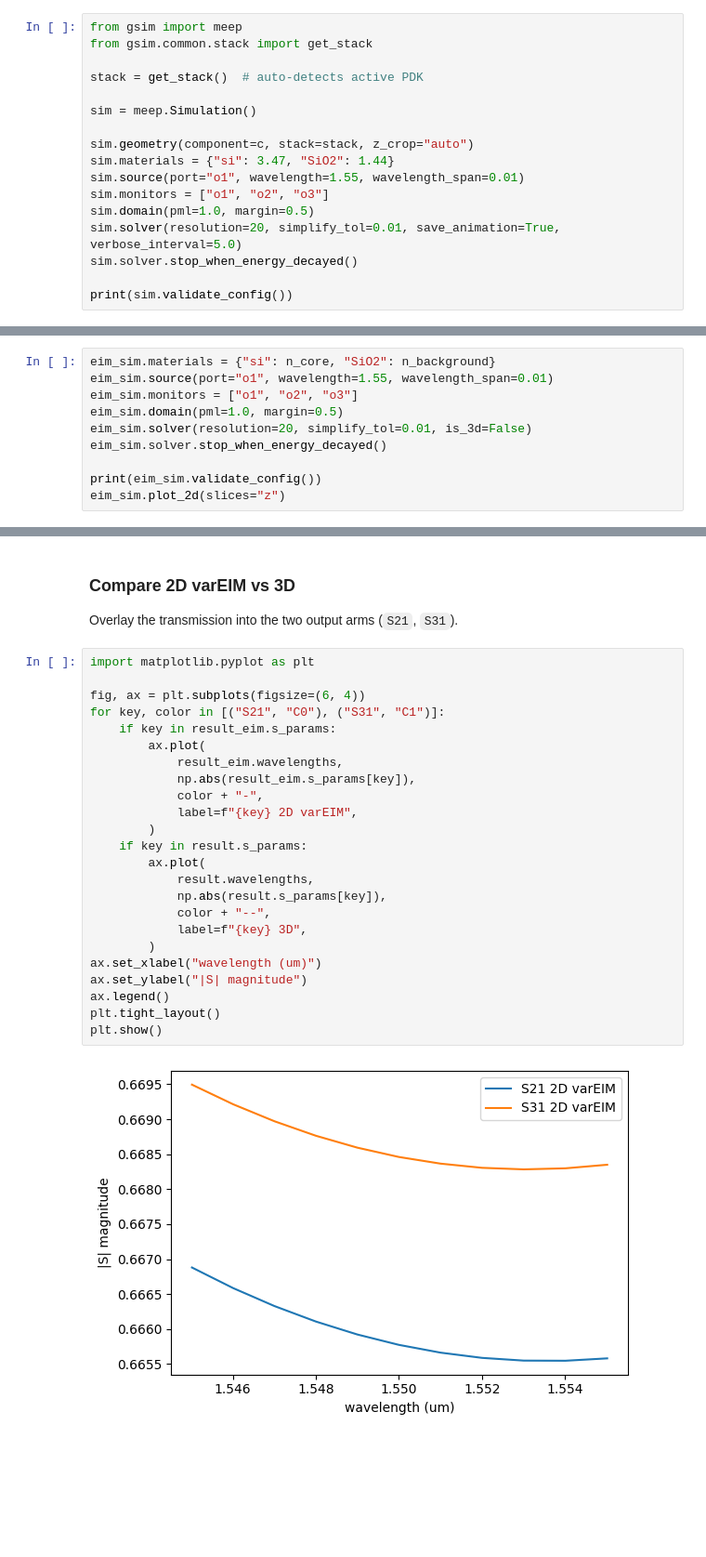
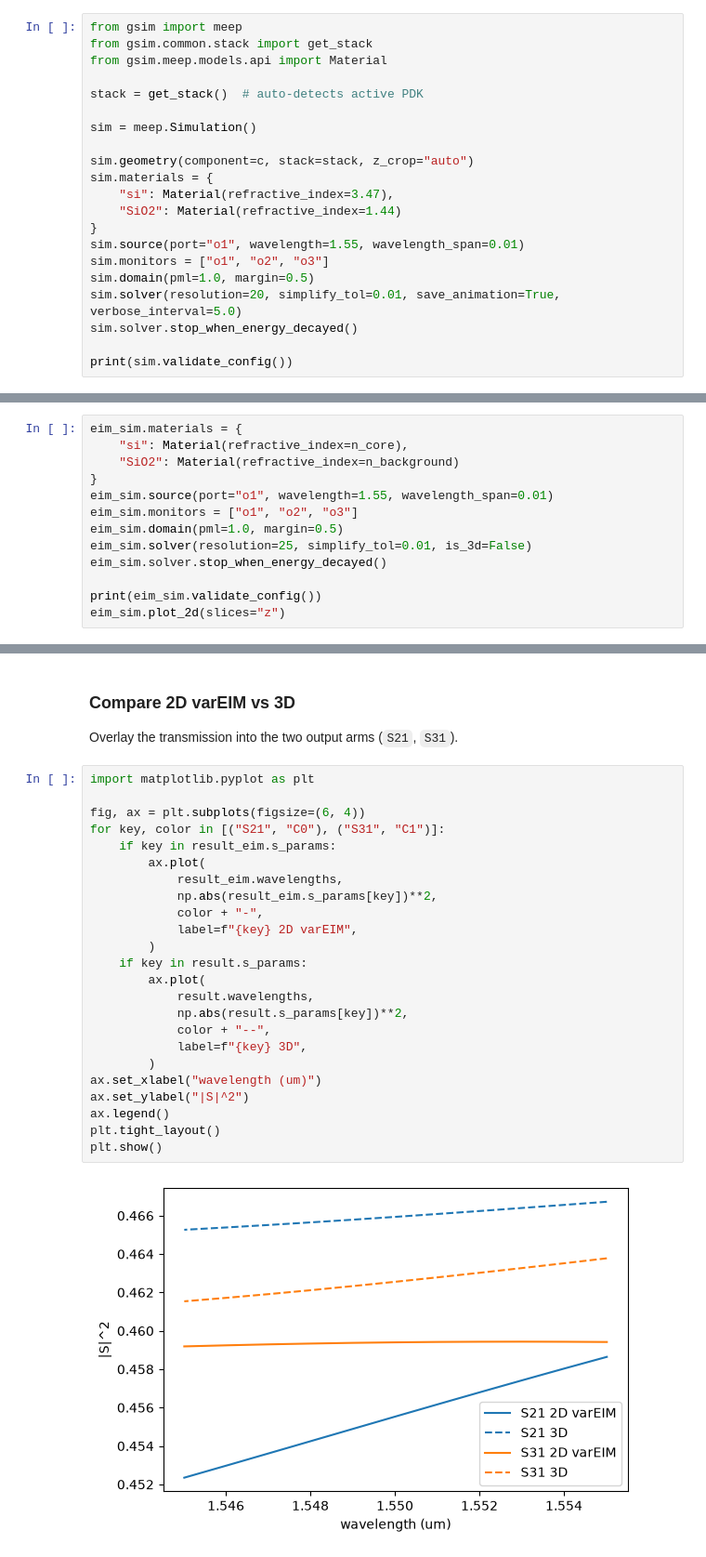
Before and after one commit to gdsfactory/gsim, a Jupyter notebook: nbs/meep_ybranch_veim.ipynb, the cells around one changed output, grey strips where cells are left out. Shown at 93% size. Cells and saved outputs as stored; diff of their text form; blank space fills up the shorter version.

Commit message:
rerun after main merge, and update materials to use `Material` class #156

```diff
--- a/nbs/meep_ybranch_veim.ipynb
+++ b/nbs/meep_ybranch_veim.ipynb
@@ -27,13 +27,17 @@ c
 # %%
 from gsim import meep
 from gsim.common.stack import get_stack
+from gsim.meep.models.api import Material
 
 stack = get_stack()  # auto-detects active PDK
 
 sim = meep.Simulation()
 
 sim.geometry(component=c, stack=stack, z_crop="auto")
-sim.materials = {"si": 3.47, "SiO2": 1.44}
+sim.materials = {
+    "si": Material(refractive_index=3.47),
+    "SiO2": Material(refractive_index=1.44)
+}
 sim.source(port="o1", wavelength=1.55, wavelength_span=0.01)
 sim.monitors = ["o1", "o2", "o3"]
 sim.domain(pml=1.0, margin=0.5)
@@ -108,11 +116,14 @@ n_background = 1.4440  (bulk SiO2 = 1.44)
 Same source, monitors, domain and solver settings as the 3D run, but
 `is_3d=False` and the varEIM material indices.
 # %%
-eim_sim.materials = {"si": n_core, "SiO2": n_background}
+eim_sim.materials = {
+    "si": Material(refractive_index=n_core),
+    "SiO2": Material(refractive_index=n_background)
+}
 eim_sim.source(port="o1", wavelength=1.55, wavelength_span=0.01)
 eim_sim.monitors = ["o1", "o2", "o3"]
 eim_sim.domain(pml=1.0, margin=0.5)
-eim_sim.solver(resolution=20, simplify_tol=0.01, is_3d=False)
+eim_sim.solver(resolution=25, simplify_tol=0.01, is_3d=False)
 eim_sim.solver.stop_when_energy_decayed()
 
 print(eim_sim.validate_config())
@@ -137,26 +148,26 @@ Overlay the transmission into the two output arms (`S21`, `S31`).
 # %%
 import matplotlib.pyplot as plt
 
 fig, ax = plt.subplots(figsize=(6, 4))
 for key, color in [("S21", "C0"), ("S31", "C1")]:
     if key in result_eim.s_params:
         ax.plot(
             result_eim.wavelengths,
-            np.abs(result_eim.s_params[key]),
+            np.abs(result_eim.s_params[key])**2,
             color + "-",
             label=f"{key} 2D varEIM",
         )
     if key in result.s_params:
         ax.plot(
             result.wavelengths,
-            np.abs(result.s_params[key]),
+            np.abs(result.s_params[key])**2,
             color + "--",
             label=f"{key} 3D",
         )
 ax.set_xlabel("wavelength (um)")
-ax.set_ylabel("|S| magnitude")
+ax.set_ylabel("|S|^2")
 ax.legend()
 plt.tight_layout()
 plt.show()
 # %% [output]
-[figure, old version]
+[figure, new version]
```
Also changed, not shown: parts of 3 cells of this notebook.
